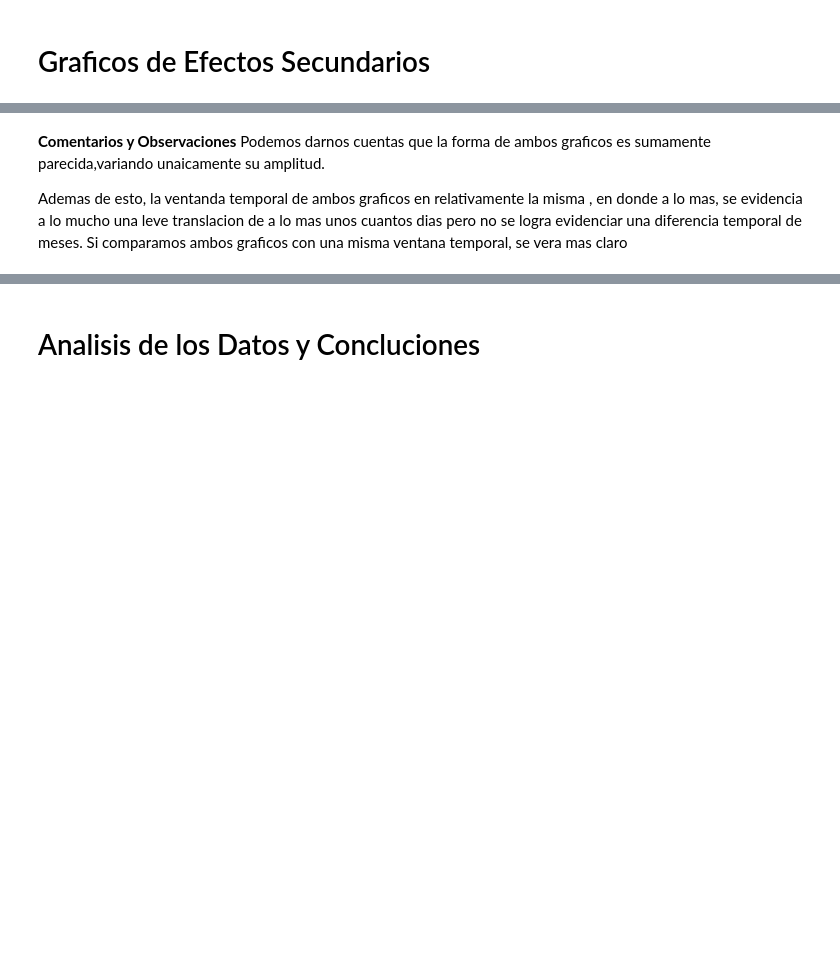
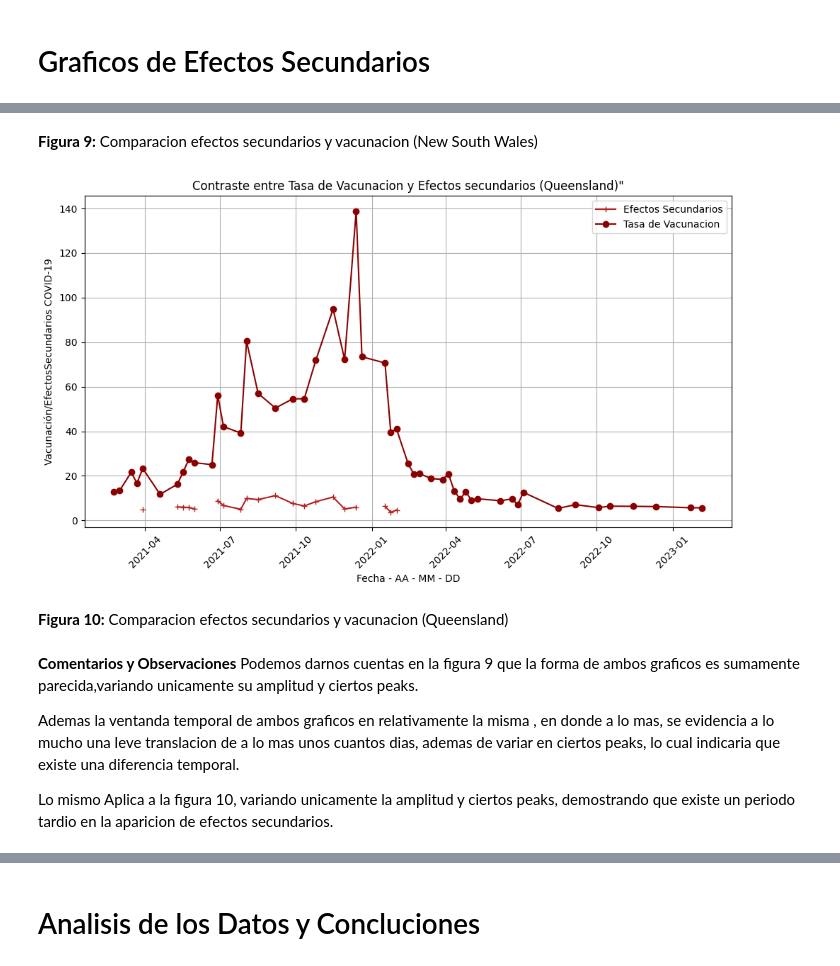
Before and after one commit to Laggssz/Solemne1MineriadeDatos, a Jupyter notebook: Informe_Mineria_de_Datos.ipynb, the cells around one changed output, grey strips where cells are left out. Drawn from its saved outputs; the diff is of its cells as text; code cells hidden in the pictures; blank space fills up the shorter version.

```diff
--- a/Informe_Mineria_de_Datos.ipynb
+++ b/Informe_Mineria_de_Datos.ipynb
@@ -127,5 +134,17 @@ En esta parte se revisaron y compararon la tasa de efectos secundarios y la tasa
+# %% [markdown]
+**Figura 9:** Comparacion efectos secundarios y vacunacion (New South Wales)
+# %%
+imagen = 'Efectos Secundarios3.png'
+ancho = 700
+alto = 400
+display(Image(filename=imagen, width=ancho, height=alto))
+# %% [output]
+[figure, added]
+# %% [markdown]
+**Figura 10:** Comparacion efectos secundarios y vacunacion (Queensland)
 # %% [markdown]
-**Comentarios y Observaciones** Podemos darnos cuentas que la forma de ambos graficos es sumamente parecida,variando unaicamente su amplitud.
+**Comentarios y Observaciones** Podemos darnos cuentas en la figura 9 que la forma de ambos graficos es sumamente parecida,variando unicamente su amplitud y ciertos peaks.
 
-Ademas de esto, la ventanda temporal de ambos graficos en relativamente la misma , en donde a lo mas, se evidencia a lo mucho una leve translacion de a lo mas unos cuantos dias pero no se logra evidenciar una diferencia temporal de meses.
-Si comparamos ambos graficos con una misma ventana temporal, se vera mas claro
+Ademas la ventanda temporal de ambos graficos en relativamente la misma , en donde a lo mas, se evidencia a lo mucho una leve translacion de a lo mas unos cuantos dias, ademas de variar en ciertos peaks, lo cual indicaria que existe una diferencia temporal.
+
+Lo mismo Aplica a la figura 10, variando unicamente la amplitud y ciertos peaks, demostrando que existe un periodo tardio en la aparicion de efectos secundarios.
```
Also changed, not shown: parts of 19 cells of this notebook.
